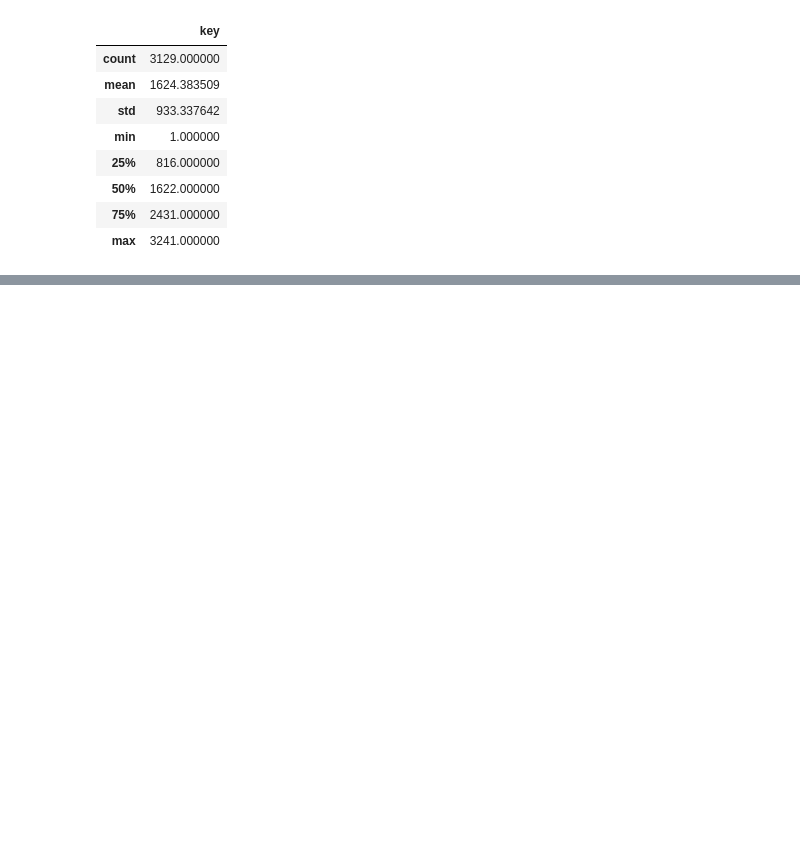
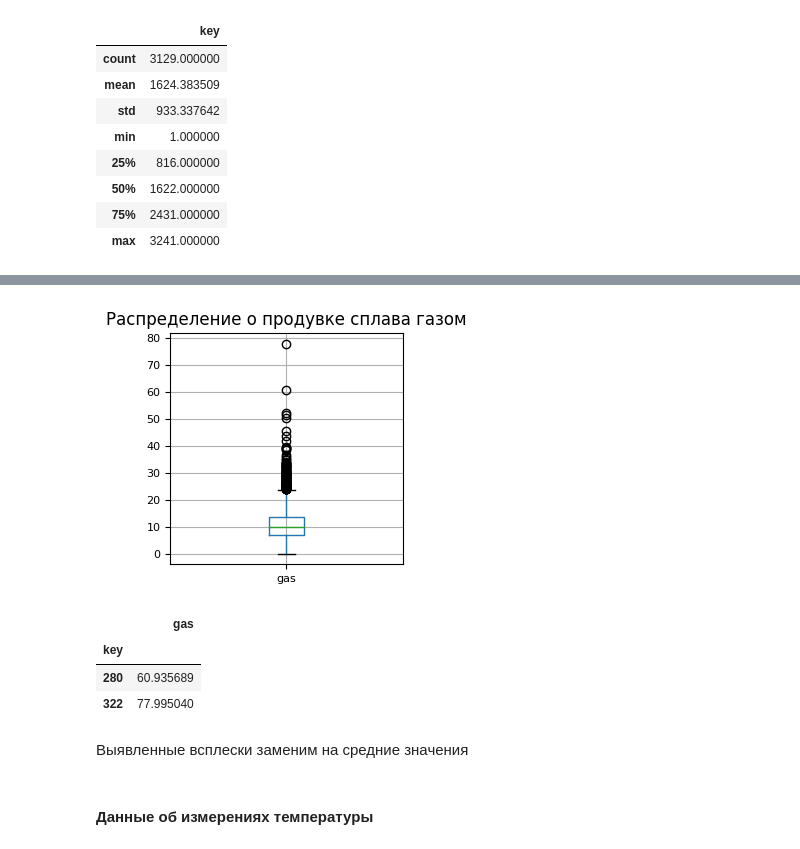
Before and after one commit to akrasnov87/yandex-practicum-final-project, a Jupyter notebook: industry.ipynb, the cells around one changed output, grey strips where cells are left out. Drawn from its saved outputs; the diff is of its cells as text; code cells hidden in the pictures; blank space fills up the shorter version.

```diff
--- a/industry.ipynb
+++ b/industry.ipynb
@@ -507,0 +556,12 @@ engine.dispose()
+# %%
+data_gas = pd.read_csv(TMP + '/steel.data_gas.csv')
+
+display(data_gas.head())
+
+print()
+
+data_gas.info()
+
+print()
+
+data_gas.describe()
@@ -507,0 +593,19 @@ engine.dispose()
+# %%
+# установим индекс
+data_gas = data_gas.set_index('key')
+# %%
+data_gas.boxplot('gas', figsize=(3, 3), fontsize=8)
+plt.title('Распределение о продувке сплава газом')
+plt.show()
+# %% [output]
+[figure, added]
+# %%
+condition = data_gas['gas'] > 60
+data_gas[condition]
+# %% [output]
+|  | gas |
+| key |  |
+| 280 | 60.935689 |
+| 322 | 77.995040 |
+# %% [markdown]
+Выявленные всплески заменим на средние значения
@@ -507,0 +614,2 @@ engine.dispose()
+# %% [markdown]
+#### Данные об измерениях температуры
```
Also changed, not shown: parts of 48 cells of this notebook.
